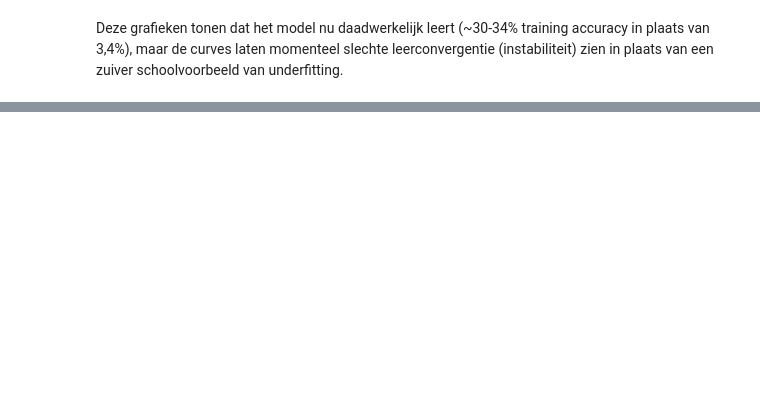
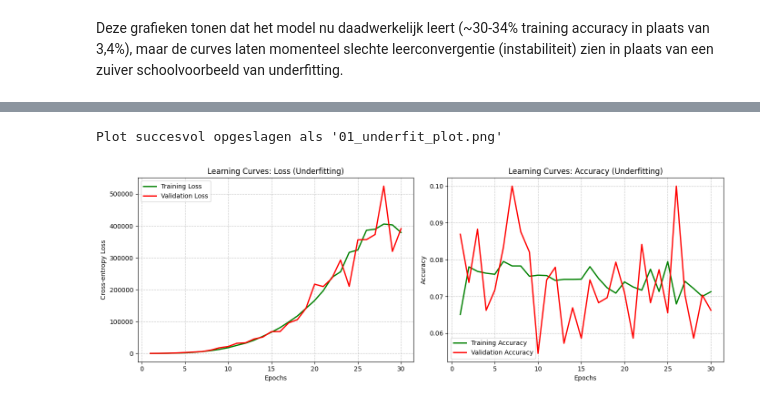
Before and after one commit to milanvandeneede123-cell/DL-Lab1, a Jupyter notebook: underfit/plot_underfit.ipynb, the cells around one changed output, grey strips where cells are left out. Saved outputs shown, nothing was run; the diff lists cells and outputs as text; code cells hidden in the pictures; blank space fills up the shorter version.

Commit message:
underfit that works!!!

```diff
--- a/underfit/plot_underfit.ipynb
+++ b/underfit/plot_underfit.ipynb
@@ -89,0 +84,5 @@ Plot succesvol opgeslagen als '01_underfit_plot.png'
+# %%
+plot_learning_curves("07_underfit_v2_model_history.csv")
+# %% [output]
+Plot succesvol opgeslagen als '01_underfit_plot.png'
+[figure, added]
```
Also changed, not shown: parts of 6 cells of this notebook, 5 other files.
